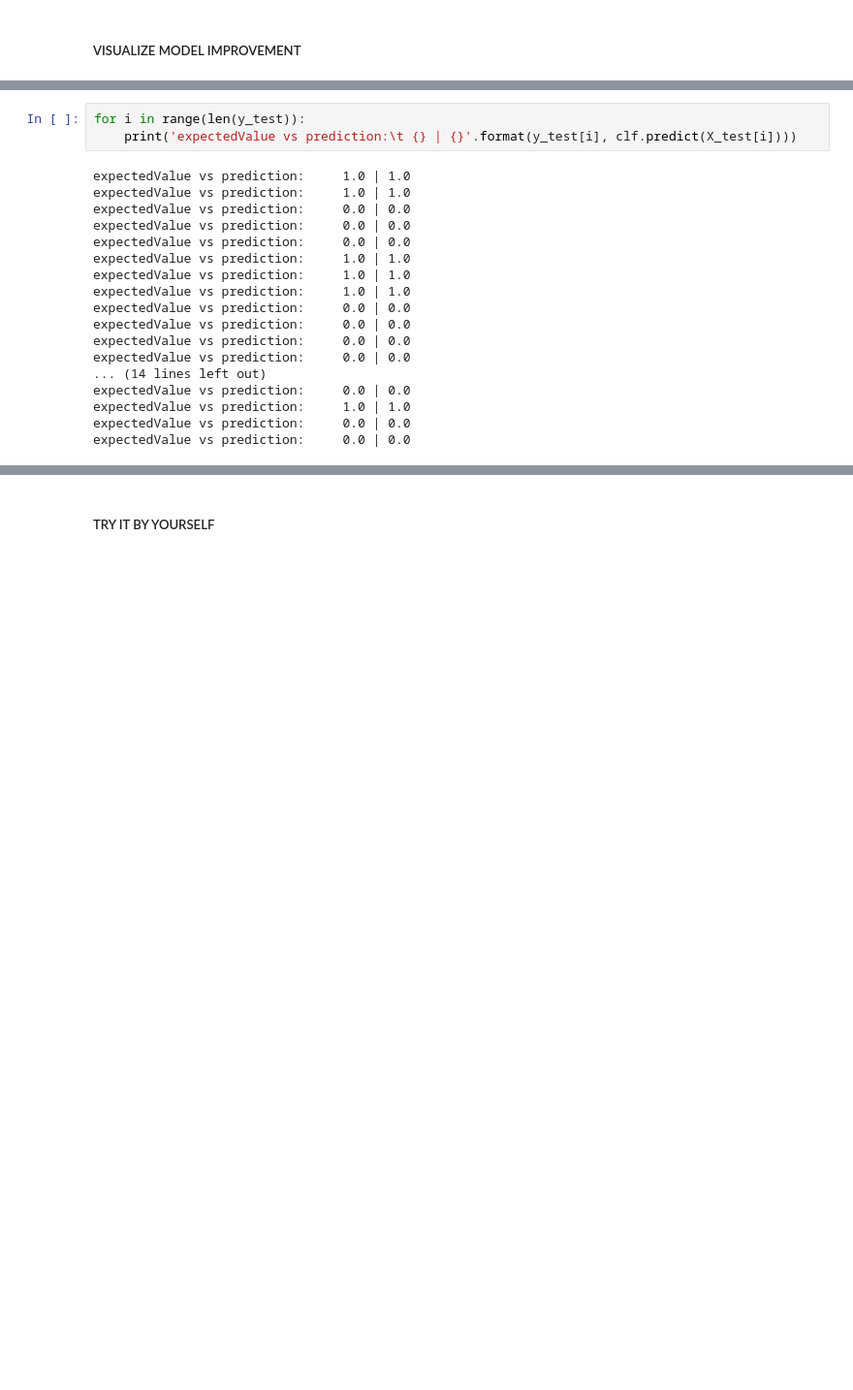
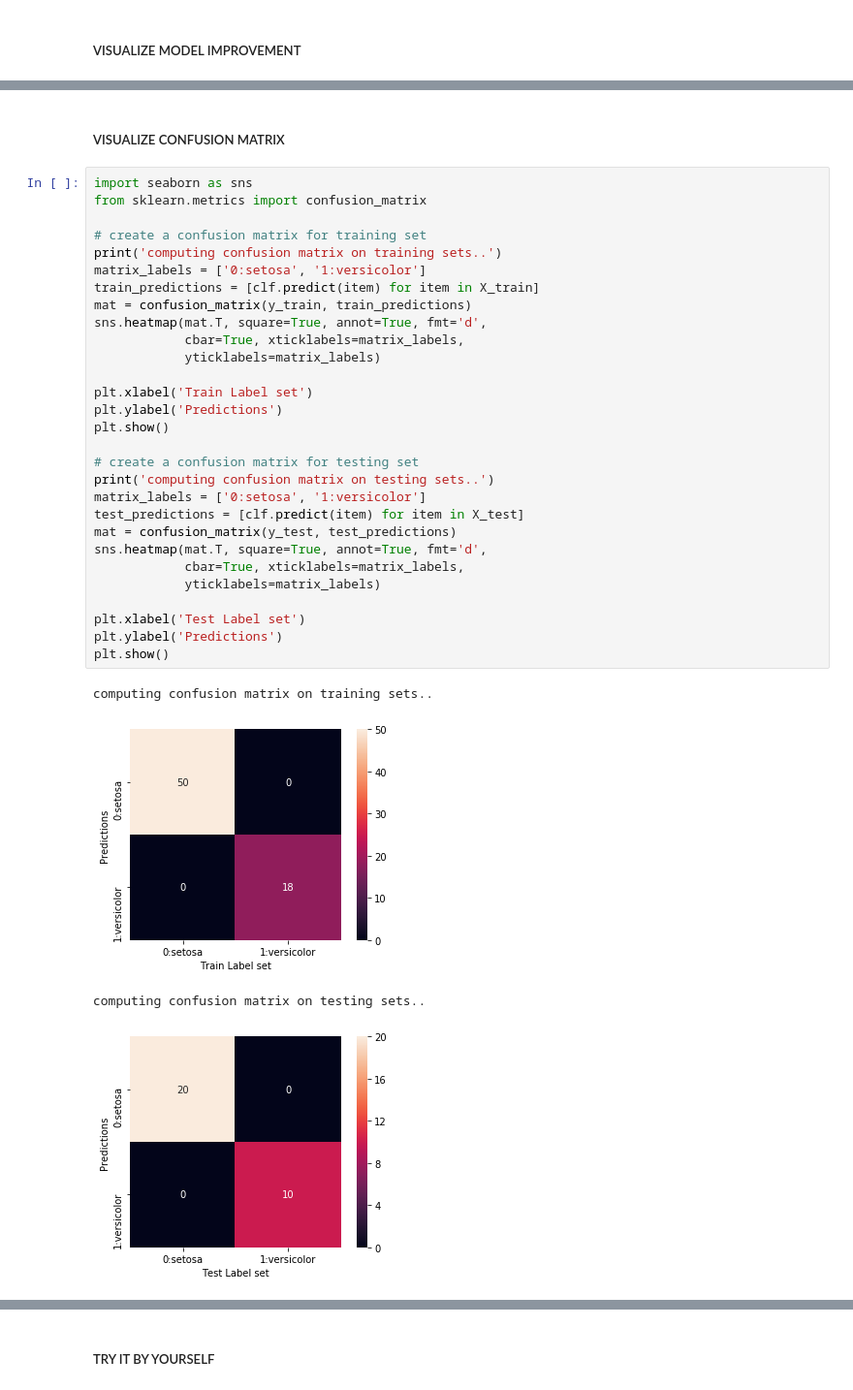
Before and after one commit to igerardoh/perceptron-learning-algorithm, a Jupyter notebook: perceptron-classifier.ipynb, the cells around one changed output, grey strips where cells are left out. Shown at 97% size. Saved outputs shown, nothing was run; the diff lists cells and outputs as text; blank space fills up the shorter version.

```diff
--- a/perceptron-classifier.ipynb
+++ b/perceptron-classifier.ipynb
@@ -148,21 +153,36 @@ plt.show()
-# %%
-for i in range(len(y_test)):
-    print('expectedValue vs prediction:\t {} | {}'.format(y_test[i], clf.predict(X_test[i])))
-# %% [output]
-expectedValue vs prediction:     1.0 | 1.0
-expectedValue vs prediction:     1.0 | 1.0
-expectedValue vs prediction:     0.0 | 0.0
-expectedValue vs prediction:     0.0 | 0.0
-expectedValue vs prediction:     0.0 | 0.0
-expectedValue vs prediction:     1.0 | 1.0
-expectedValue vs prediction:     1.0 | 1.0
-expectedValue vs prediction:     1.0 | 1.0
-expectedValue vs prediction:     0.0 | 0.0
-expectedValue vs prediction:     0.0 | 0.0
-expectedValue vs prediction:     0.0 | 0.0
-expectedValue vs prediction:     0.0 | 0.0
-... (14 lines left out)
-expectedValue vs prediction:     0.0 | 0.0
-expectedValue vs prediction:     1.0 | 1.0
-expectedValue vs prediction:     0.0 | 0.0
-expectedValue vs prediction:     0.0 | 0.0
+# %% [markdown]
+##### VISUALIZE CONFUSION MATRIX
+# %%
+import seaborn as sns
+from sklearn.metrics import confusion_matrix
+
+# create a confusion matrix for training set
+print('computing confusion matrix on training sets..')
+matrix_labels = ['0:setosa', '1:versicolor']
+train_predictions = [clf.predict(item) for item in X_train]
+mat = confusion_matrix(y_train, train_predictions)
+sns.heatmap(mat.T, square=True, annot=True, fmt='d',
+            cbar=True, xticklabels=matrix_labels,
+            yticklabels=matrix_labels)
+
+plt.xlabel('Train Label set')
+plt.ylabel('Predictions')
+plt.show()
+
+# create a confusion matrix for testing set
+print('computing confusion matrix on testing sets..')
+matrix_labels = ['0:setosa', '1:versicolor']
+test_predictions = [clf.predict(item) for item in X_test]
+mat = confusion_matrix(y_test, test_predictions)
+sns.heatmap(mat.T, square=True, annot=True, fmt='d',
+            cbar=True, xticklabels=matrix_labels,
+            yticklabels=matrix_labels)
+
+plt.xlabel('Test Label set')
+plt.ylabel('Predictions')
+plt.show()
+# %% [output]
+computing confusion matrix on training sets..
+[figure, added]
+computing confusion matrix on testing sets..
+[figure, added]
```
Also changed, not shown: parts of 6 cells of this notebook, 1 other file.
